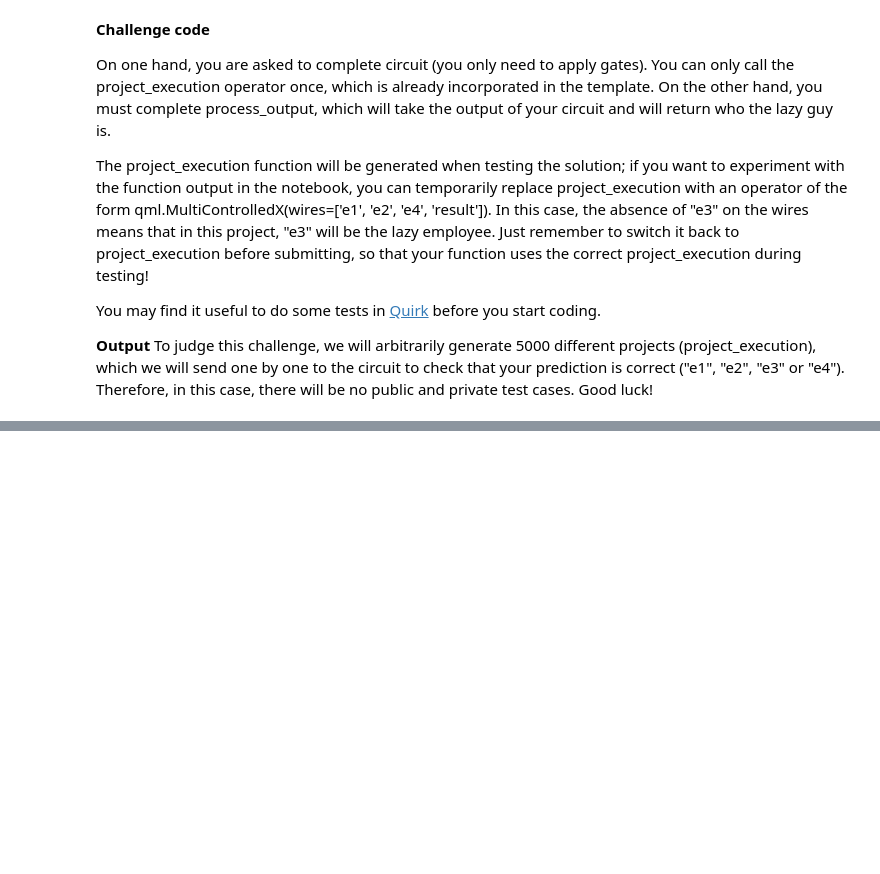
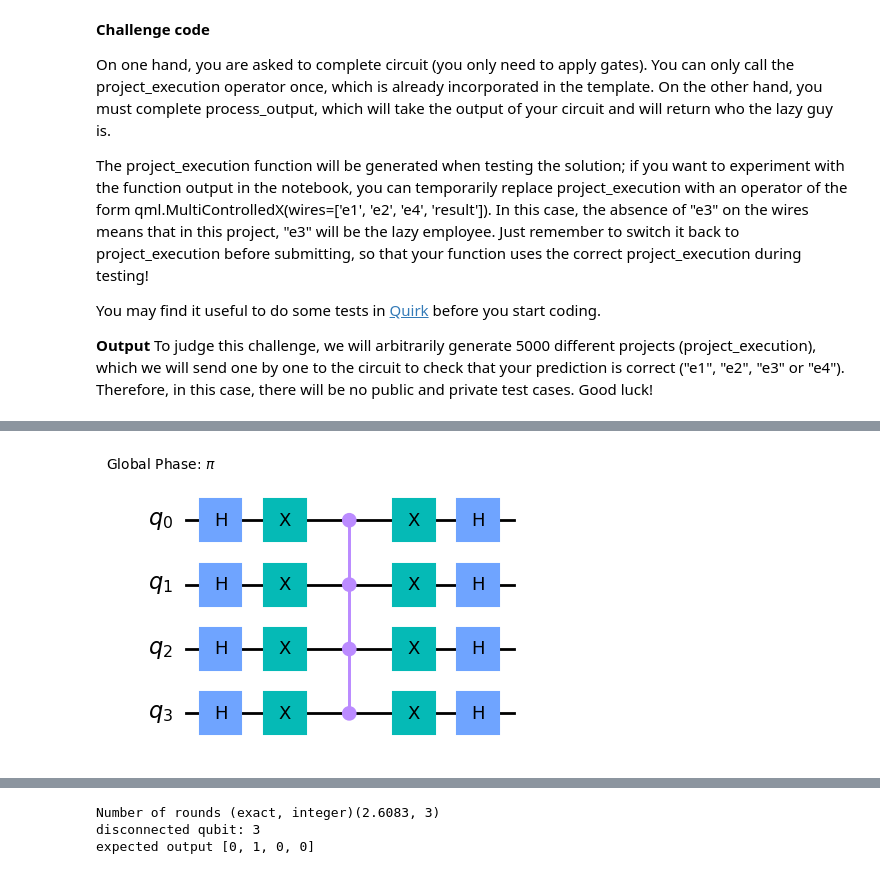
Before and after one commit to Martyna94/PennyLane, a Jupyter notebook: Challenges_template_2023/The Lazy Colleague.ipynb, the cells around one changed output, grey strips where cells are left out. Cells and saved outputs as stored; diff of their text form; code cells hidden in the pictures; blank space fills up the shorter version.

```diff
--- a/Challenges_template_2023/The Lazy Colleague.ipynb
+++ b/Challenges_template_2023/The Lazy Colleague.ipynb
@@ -26,0 +105,19 @@ To judge this challenge, we will arbitrarily generate 5000 different projects (p
+# %%
+def h_diffuser(n):
+    mcz = ZGate().control(n-1)
+
+    qc =QuantumCircuit(n, name='V (H Diffuser)', global_phase=np.pi)
+    qc.h(range(n))
+    qc.x(range(n))
+    qc.append(mcz,range(n))
+    qc.x(range(n))
+    qc.h(range(n))
+
+    return qc
+# %%
+n_qbs = 4
+diff = h_diffuser(n_qbs)
+display(diff.draw('mpl'))
+array_to_latex(Operator(diff),max_size=2**n_qbs)
+# %% [output]
+[figure, added]
@@ -26,0 +125,23 @@ To judge this challenge, we will arbitrarily generate 5000 different projects (p
+# %%
+# NUmber of control qubits plus ancillary qubit for kickback
+n_qbs = 5
+
+#Find number of iterations:
+rounds = np.round(np.pi/(4*np.arcsin(np.sqrt(1/(2**(n_qbs-1)))))-1/2,4)
+rounds_int = int(np.round(rounds))
+print(f'Number of rounds (exact, integer){tuple({rounds, rounds_int})}')
+
+# Pick qubit at random to ignore
+ignore_qb = np.random.randint(1,n_qbs)
+print('disconnected qubit:', ignore_qb)
+
+#create list showing the expected output string
+output = [0]*n_qbs
+output[ignore_qb] = 1
+output = output[::-1]
+output.pop()#remove kickback qubit
+print(f'expected output {output}')
+# %% [output]
+Number of rounds (exact, integer)(2.6083, 3)
+disconnected qubit: 3
+expected output [0, 1, 0, 0]
```
Also changed, not shown: parts of 10 cells of this notebook, 6 other files.
